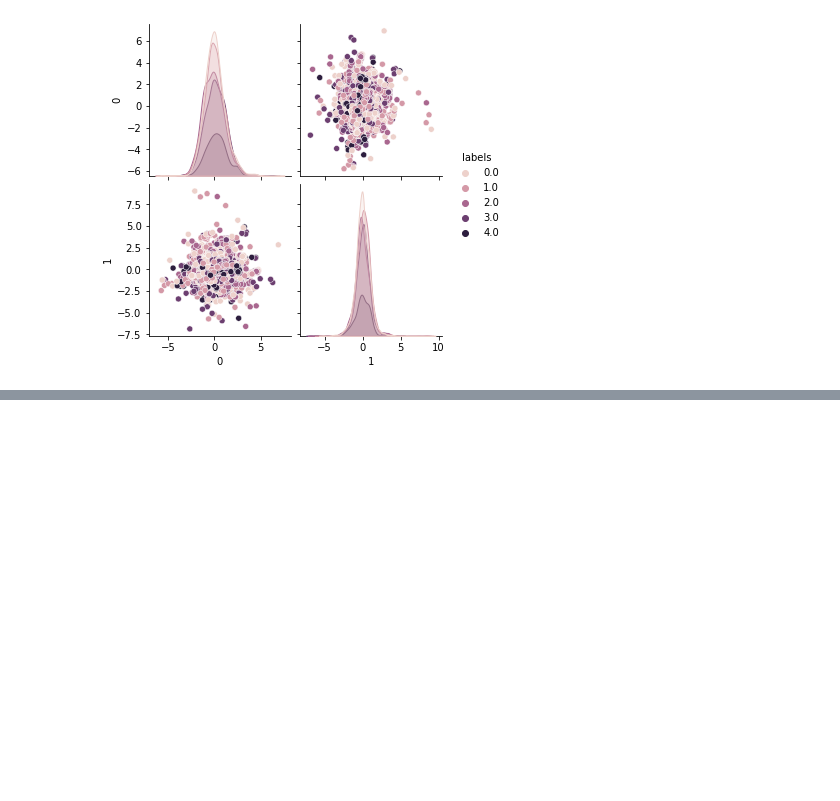
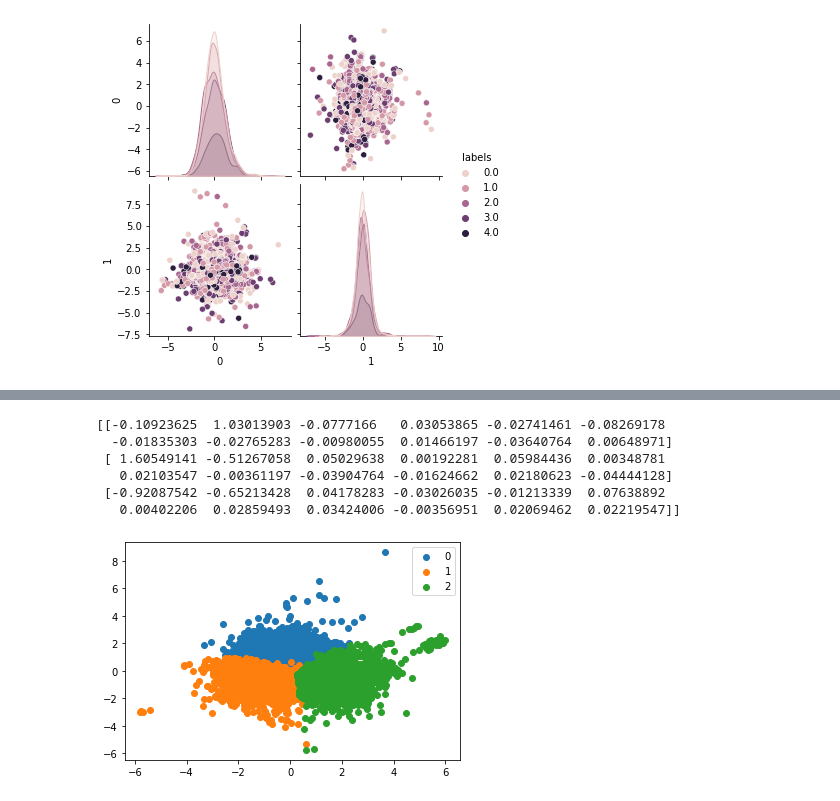
Before and after one commit to Requiem98/ADM-HW4, a Jupyter notebook: main.ipynb, the cells around one changed output, grey strips where cells are left out. Cells and saved outputs as stored; diff of their text form; code cells hidden in the pictures; blank space fills up the shorter version.

```diff
--- a/main.ipynb
+++ b/main.ipynb
@@ -1399,0 +1499,22 @@ sns.pairplot(features,hue='labels');
+# %%
+#Kmeans++
+time1 = time.time()
+kmeans = KMeans(n_clusters = 3, init="k-means++")
+kmeans_plus_result = kmeans.fit(features_famd)
+print(kmeans_plus_result.cluster_centers_)
+cluster_pred = kmeans.fit_predict(features_famd)
+time2 = time.time()
+u_labels = np.unique(cluster_pred)
+for i in u_labels:
+    plt.scatter(features_famd.iloc[cluster_pred == i , 0] , features_famd.iloc[cluster_pred == i , 1] , label = i)
+plt.legend()
+plt.show()
+print("This process took "+str(time2-time1)+" seconds")
+# %% [output]
+[[-0.10923625  1.03013903 -0.0777166   0.03053865 -0.02741461 -0.08269178
+  -0.01835303 -0.02765283 -0.00980055  0.01466197 -0.03640764  0.00648971]
+ [ 1.60549141 -0.51267058  0.05029638  0.00192281  0.05984436  0.00348781
+   0.02103547 -0.00361197 -0.03904764 -0.01624662  0.02180623 -0.04444128]
+ [-0.92087542 -0.65213428  0.04178283 -0.03026035 -0.01213339  0.07638892
+   0.00402206  0.02859493  0.03424006 -0.00356951  0.02069462  0.02219547]]
+[figure, added]
```
Also changed, not shown: parts of 30 cells of this notebook.
